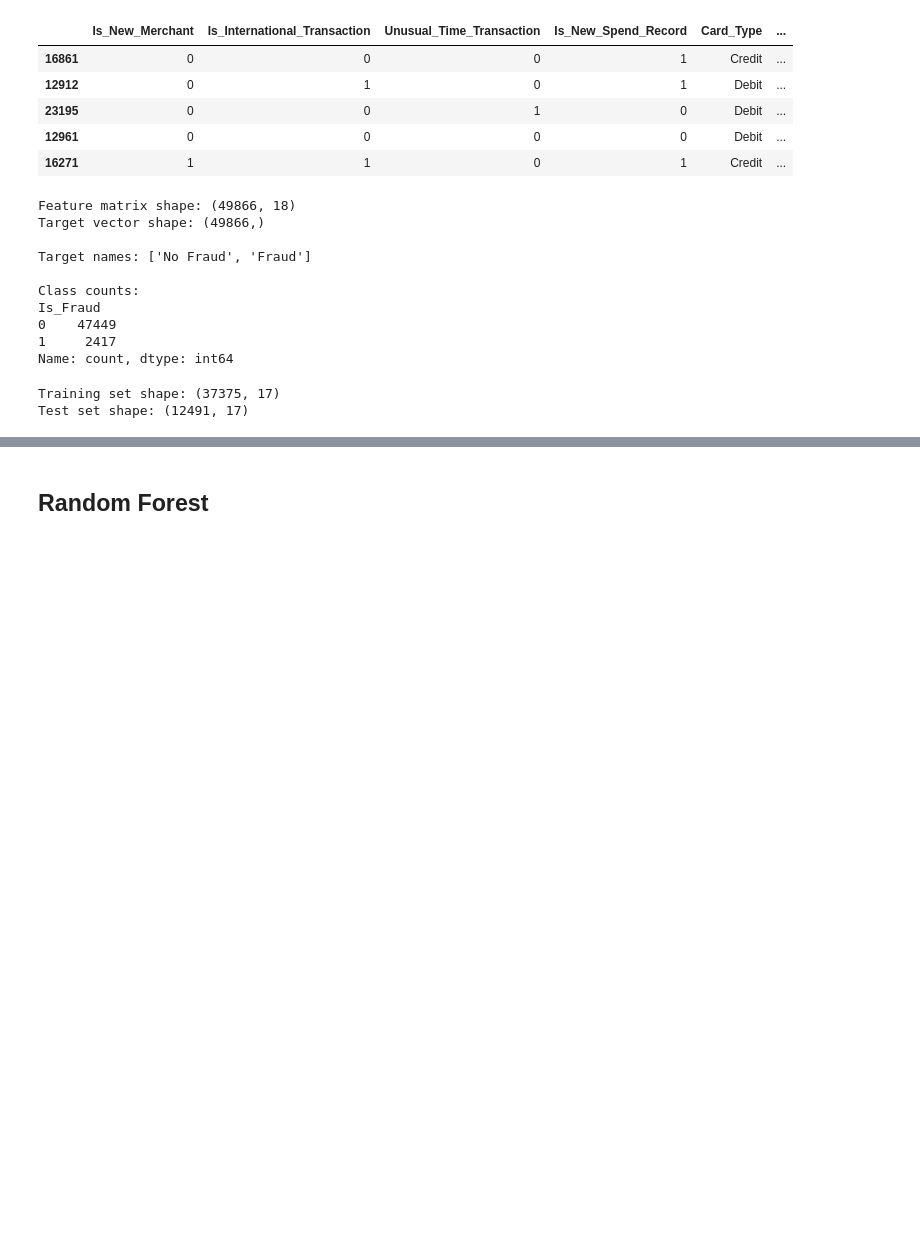
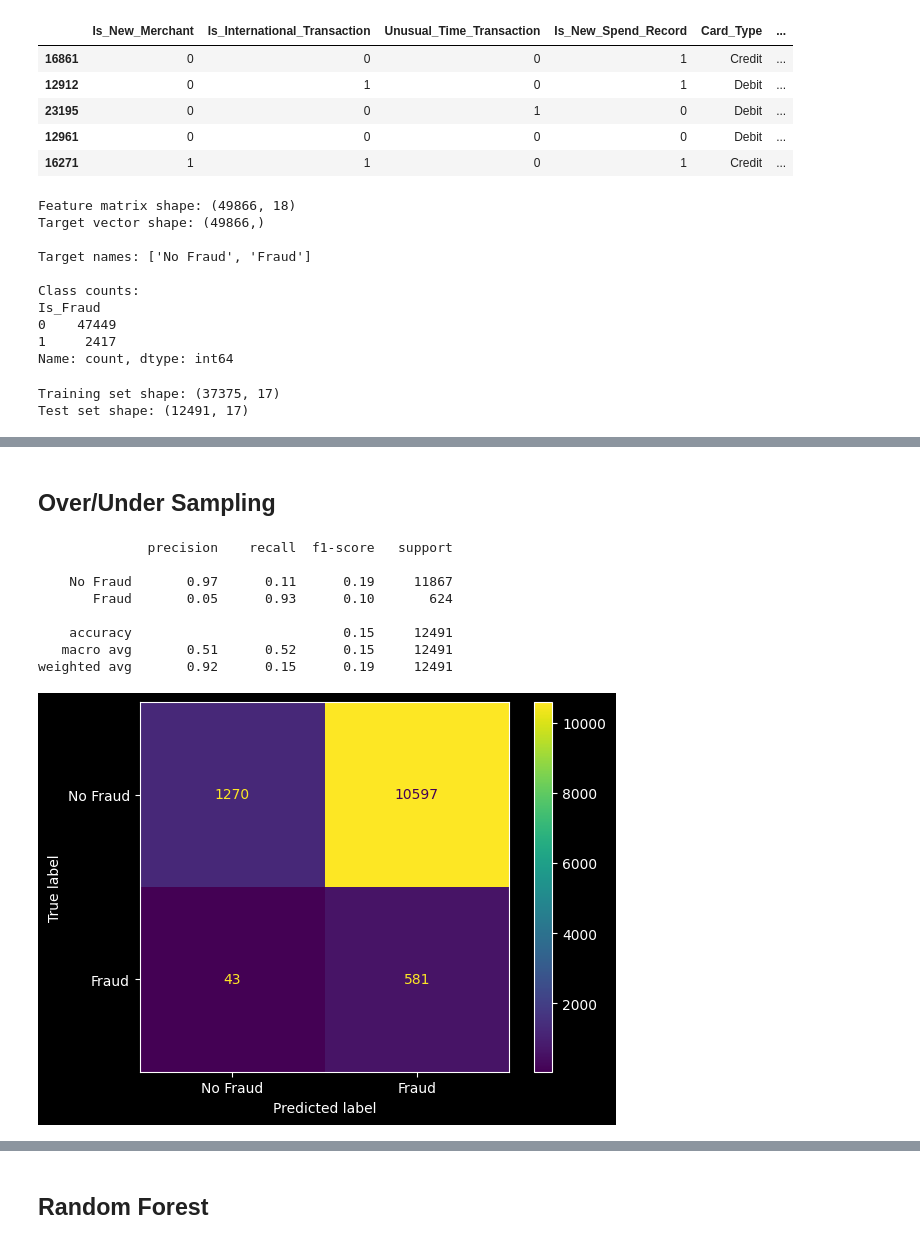
Before and after one commit to Flippyfun02/ds2010-finalproject, a Jupyter notebook: fraud_decision_tree.ipynb, the cells around one changed output, grey strips where cells are left out. Drawn from its saved outputs; the diff is of its cells as text; code cells hidden in the pictures; blank space fills up the shorter version.

```diff
--- a/fraud_decision_tree.ipynb
+++ b/fraud_decision_tree.ipynb
@@ -354,0 +393,2 @@ weighted avg       0.92      0.43      0.56     12491
+# %% [markdown]
+## Over/Under Sampling
@@ -354,0 +416,17 @@ weighted avg       0.92      0.43      0.56     12491
+# %%
+pipe_y_pred = pipe.predict(X_test_final)
+
+new_cm = confusion_matrix(y_test_grouped, pipe_y_pred)
+ConfusionMatrixDisplay(new_cm, display_labels=["No Fraud", "Fraud"]).plot()
+
+print(classification_report(y_test_grouped, pipe_y_pred, target_names=target_names))
+# %% [output]
+              precision    recall  f1-score   support
+
+    No Fraud       0.97      0.11      0.19     11867
+       Fraud       0.05      0.93      0.10       624
+
+    accuracy                           0.15     12491
+   macro avg       0.51      0.52      0.15     12491
+weighted avg       0.92      0.15      0.19     12491
+[figure, added]
```
Also changed, not shown: parts of 11 cells of this notebook, 5 other files.
